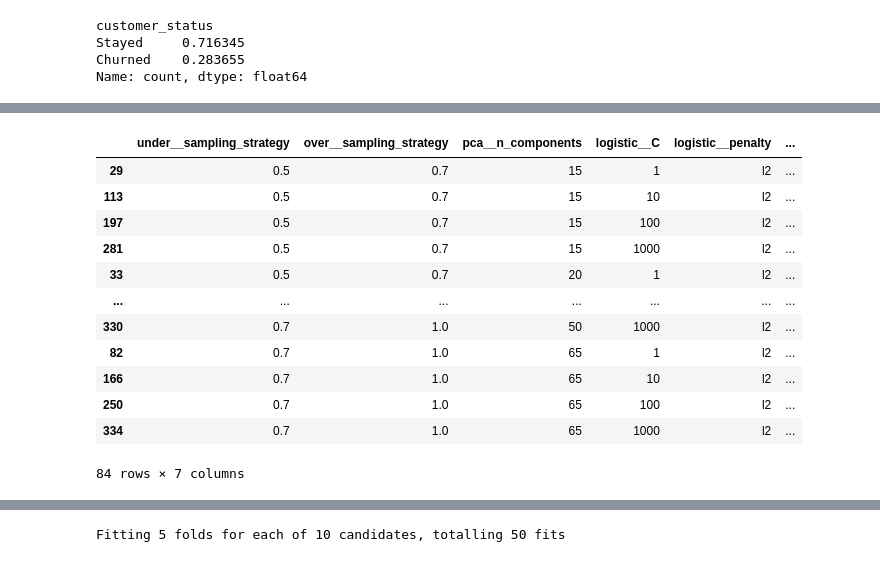
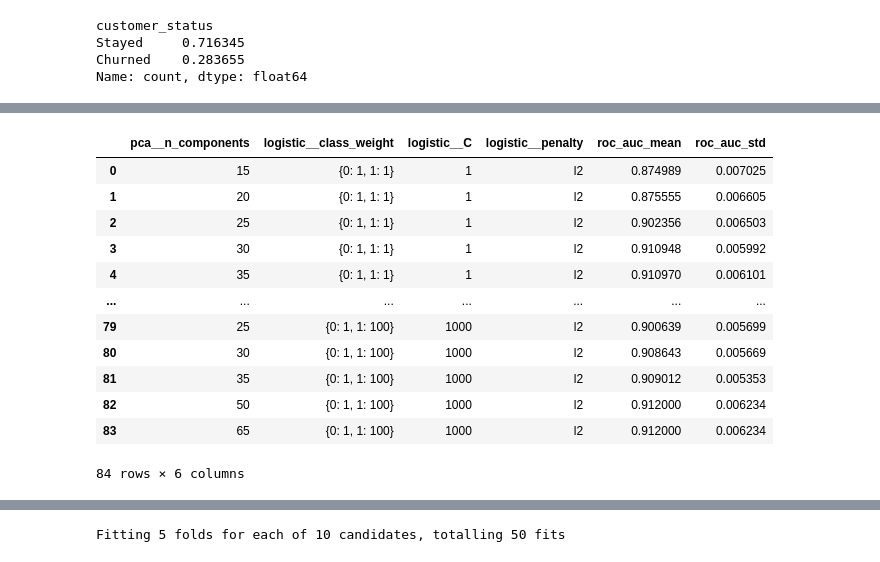
Before and after one commit to stijn-dg/End-to-end-project---Customer-churn, a Jupyter notebook: notebooks/telco_churn.ipynb, the cells around one changed output, grey strips where cells are left out. Cells and saved outputs as stored; diff of their text form; code cells hidden in the pictures.

```diff
--- a/notebooks/telco_churn.ipynb
+++ b/notebooks/telco_churn.ipynb
@@ -76,8 +76,9 @@ param_grid = {
     'logistic__penalty': ['l2'],
     'logistic__C': [1, 10, 100, 1000],
     'pca__n_components': [15, 20, 25, 30, 35, 50, 65],
-    'under__sampling_strategy': [0.3, 0.5, 0.7, 1],
-    'over__sampling_strategy': [0.5, 0.7, 1]
+    # 'under__sampling_strategy': [0.3, 0.5, 0.7, 1],
+    # 'over__sampling_strategy': [0.5, 0.7, 1]
+    'logistic__class_weight': [{0:1,1:1},{0:1,1:3.5}, {0:1,1:10}, {0:1,1:100}]
 }
 
 model = LogisticRegression()
@@ -85,7 +86,8 @@ model = LogisticRegression()
 MODEL_NAME = "logistic"
 
 grid = sklearn_gridsearch_using_pipeline(
-    train, y_col_name=y, model=model, fit_le=fit_le, model_name=MODEL_NAME, param_grid=param_grid, verbose=1)
+    train, y_col_name=y, model=model, fit_le=fit_le, model_name=MODEL_NAME, param_grid=param_grid, verbose=1,
+    step_names_to_remove=['under', 'over'])
 best_pipeline_log_reg = grid.best_estimator_
 best_pipeline_log_reg
 # %% [output]
@@ -129,27 +114,29 @@ Pipeline(steps=[('preprocessor',
 # %%
 write_pipeline(best_pipeline_log_reg, MODEL_NAME, DATASET_NAME)
 # %%
-COLUMNS = ["under__sampling_strategy", "over__sampling_strategy", "pca__n_components", f"{MODEL_NAME}__C", f"{MODEL_NAME}__penalty", "roc_auc_mean", "roc_auc_std"]
+COLUMNS = [ "pca__n_components", "logistic__class_weight", f"{MODEL_NAME}__C", f"{MODEL_NAME}__penalty", "roc_auc_mean", "roc_auc_std"]
+
+#"under__sampling_strategy", "over__sampling_strategy",
 
 pd.concat([
     pd.DataFrame(grid.cv_results_["params"]),
     pd.DataFrame(grid.cv_results_["mean_test_score"], columns=["roc_auc_mean"]),
     pd.DataFrame(grid.cv_results_["std_test_score"], columns=["roc_auc_std"])
-    ],axis=1).dropna(subset=["roc_auc_mean", "roc_auc_std"])[COLUMNS].sort_values(by=COLUMNS)
+    ],axis=1).dropna(subset=["roc_auc_mean", "roc_auc_std"])[COLUMNS] # .sort_values(by=COLUMNS)
 # %% [output]
-|  | under__sampling_strategy | over__sampling_strategy | pca__n_components | logistic__C | logistic__penalty | ... |
-| 29 | 0.5 | 0.7 | 15 | 1 | l2 | ... |
-| 113 | 0.5 | 0.7 | 15 | 10 | l2 | ... |
-| 197 | 0.5 | 0.7 | 15 | 100 | l2 | ... |
-| 281 | 0.5 | 0.7 | 15 | 1000 | l2 | ... |
-| 33 | 0.5 | 0.7 | 20 | 1 | l2 | ... |
+|  | pca__n_components | logistic__class_weight | logistic__C | logistic__penalty | roc_auc_mean | roc_auc_std |
+| 0 | 15 | {0: 1, 1: 1} | 1 | l2 | 0.874989 | 0.007025 |
+| 1 | 20 | {0: 1, 1: 1} | 1 | l2 | 0.875555 | 0.006605 |
+| 2 | 25 | {0: 1, 1: 1} | 1 | l2 | 0.902356 | 0.006503 |
+| 3 | 30 | {0: 1, 1: 1} | 1 | l2 | 0.910948 | 0.005992 |
+| 4 | 35 | {0: 1, 1: 1} | 1 | l2 | 0.910970 | 0.006101 |
 | ... | ... | ... | ... | ... | ... | ... |
-| 330 | 0.7 | 1.0 | 50 | 1000 | l2 | ... |
-| 82 | 0.7 | 1.0 | 65 | 1 | l2 | ... |
-| 166 | 0.7 | 1.0 | 65 | 10 | l2 | ... |
-| 250 | 0.7 | 1.0 | 65 | 100 | l2 | ... |
-| 334 | 0.7 | 1.0 | 65 | 1000 | l2 | ... |
+| 79 | 25 | {0: 1, 1: 100} | 1000 | l2 | 0.900639 | 0.005699 |
+| 80 | 30 | {0: 1, 1: 100} | 1000 | l2 | 0.908643 | 0.005669 |
+| 81 | 35 | {0: 1, 1: 100} | 1000 | l2 | 0.909012 | 0.005353 |
+| 82 | 50 | {0: 1, 1: 100} | 1000 | l2 | 0.912000 | 0.006234 |
+| 83 | 65 | {0: 1, 1: 100} | 1000 | l2 | 0.912000 | 0.006234 |
-84 rows × 7 columns
+84 rows × 6 columns
 # %%
 evaluate_model(best_pipeline_log_reg, fit_le=fit_le, test=test, y_col_name=y, model_name='logistic')
 # %% [output]
```
Also changed, not shown: parts of 5 cells of this notebook, 5 other files.
